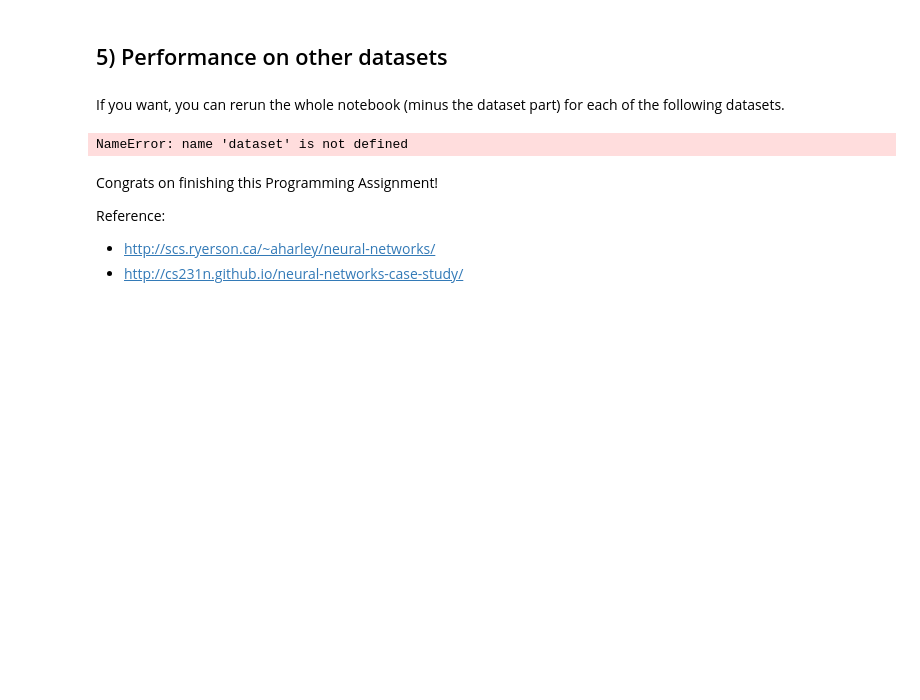
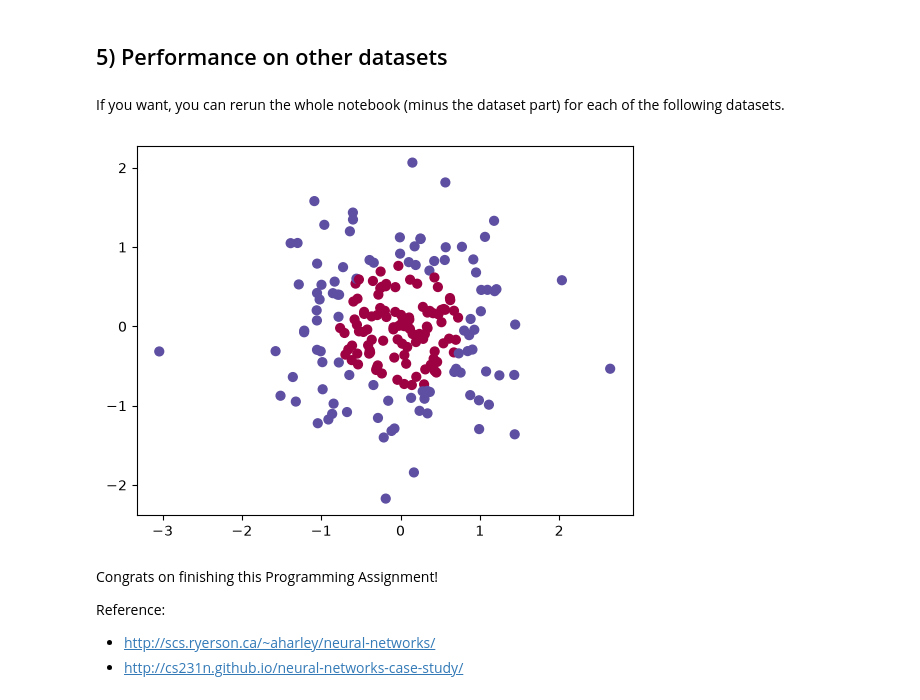
Before and after one commit to theduardomaciel/cc-dl, a Jupyter notebook: tasks/task-04-planar-data-classification/task4.ipynb, the cells around one changed output. Cells and saved outputs as stored; diff of their text form; code cells hidden in the pictures; blank space fills up the shorter version.

```diff
--- a/tasks/task-04-planar-data-classification/task4.ipynb
+++ b/tasks/task-04-planar-data-classification/task4.ipynb
@@ -1389,32 +1411,32 @@ If you want, you can rerun the whole notebook (minus the dataset part) for each
 # %%
 # Datasets
 noisy_circles, noisy_moons, blobs, gaussian_quantiles, no_structure = (
     load_extra_datasets()
 )
 
 datasets = {
     "noisy_circles": noisy_circles,
     "noisy_moons": noisy_moons,
     "blobs": blobs,
     "gaussian_quantiles": gaussian_quantiles,
 }
 
 ### START CODE HERE ### (choose your dataset)
 # Change this value to explore another dataset: "noisy_moons", "blobs", or "gaussian_quantiles".
-# dataset =
+dataset = "gaussian_quantiles"
 ### END CODE HERE ###
 
 X, Y = datasets[dataset]
 X, Y = X.T, Y.reshape(1, Y.shape[0])
 
 # make blobs binary
 if dataset == "blobs":
     Y = Y % 2
 
 # Visualize the data
 plt.scatter(X[0, :], X[1, :], c=Y, s=40, cmap=plt.cm.Spectral);
 # %% [output]
-NameError: name 'dataset' is not defined
+[figure, added]
 # %% [markdown]
 Congrats on finishing this Programming Assignment!
 
```
Also changed, not shown: parts of 7 cells of this notebook.
